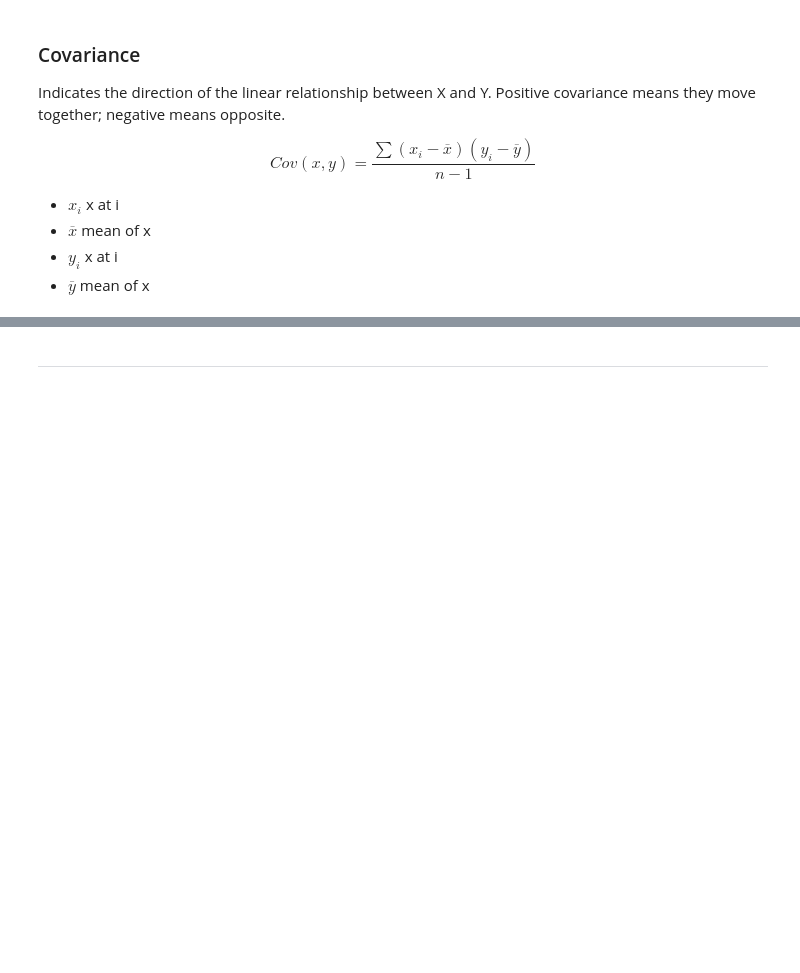
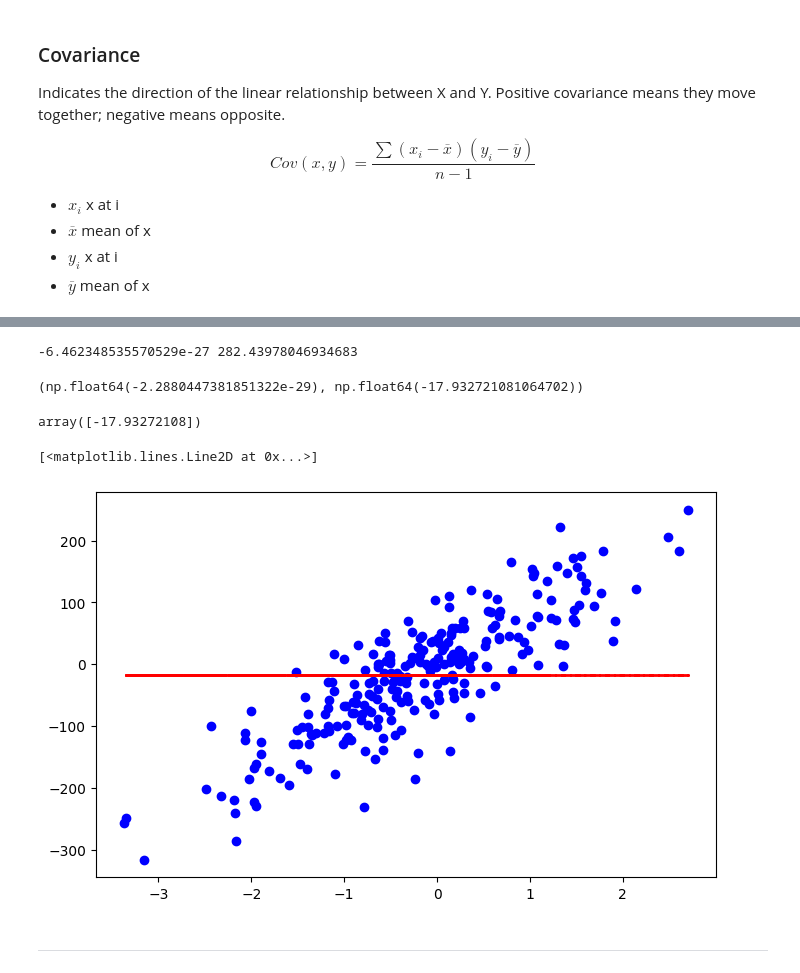
Before and after one commit to sid-146/ml-algo, a Jupyter notebook: regression_from_scratch.ipynb, the cells around one changed output, grey strips where cells are left out. Saved outputs shown, nothing was run; the diff lists cells and outputs as text; code cells hidden in the pictures; blank space fills up the shorter version.

```diff
--- a/regression_from_scratch.ipynb
+++ b/regression_from_scratch.ipynb
@@ -60,3 +150,41 @@ $$
+# %%
+x_mean = np.mean(X)
+y_mean = np.mean(y)
+n = len(X)
+
+covariance = np.sum((X - x_mean) * np.sum(y - y_mean))
+variance = np.sum((X - x_mean) ** 2)
+
+print(covariance, variance)
+# %% [output]
+-6.462348535570529e-27 282.43978046934683
+# %%
+slop = covariance / variance
+intercept = y_mean - slop * x_mean
+slop, intercept
+# %% [output]
+(np.float64(-2.2880447381851322e-29), np.float64(-17.932721081064702))
+# %%
+y_pred = slop * x_test + intercept
+# %%
+y_pred[0]
+# %% [output]
+array([-17.93272108])
+# %%
+fig, ax = plt.subplots(figsize=(8, 5))
+
+ax.scatter(X, y, color="blue", label="data")
+ax.plot(
+    x_test,
+    y_pred,
+    color="red",
+    label="prediction",
+    linestyle="--",
+    linewidth=2,
+)
+# %% [output]
+[<matplotlib.lines.Line2D at 0x...>]
+[figure, added]
 # %% [markdown]
 --------
 # %% [markdown]
```
Also changed, not shown: parts of 13 cells of this notebook.
